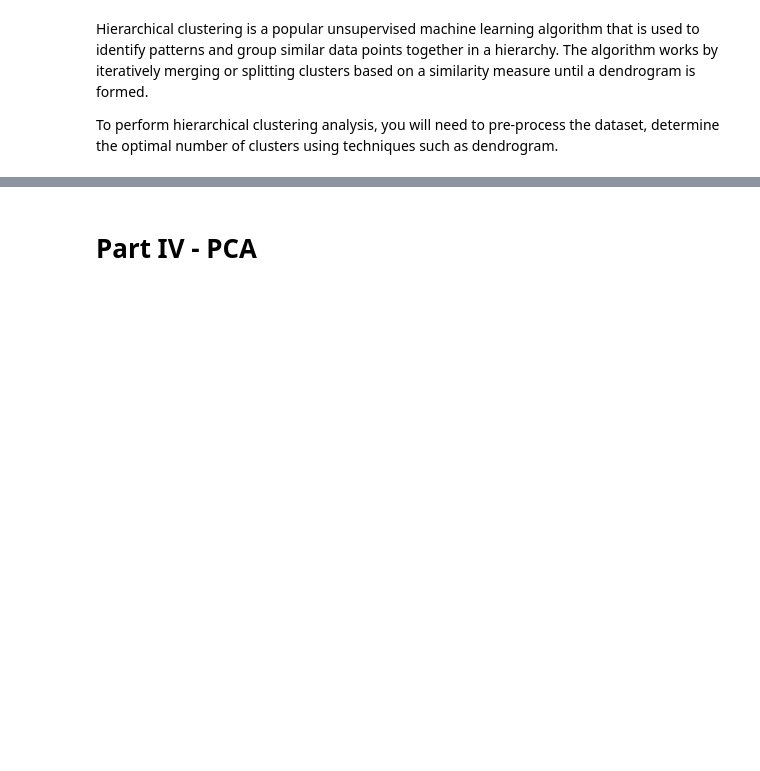
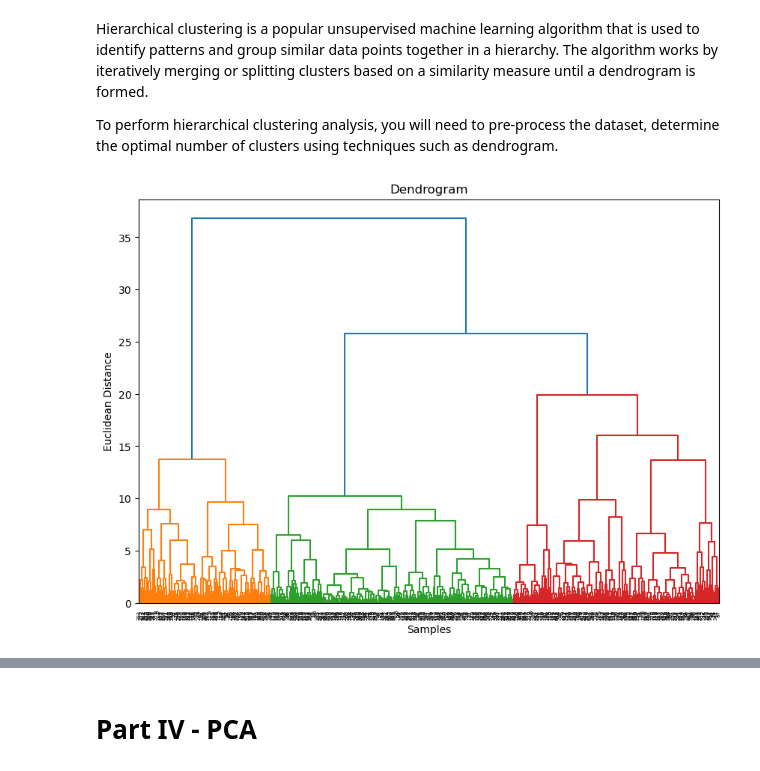
Before and after one commit to rdebullain/ML-Unsupervised, a Jupyter notebook: unsupervised_learning_project.ipynb, the cells around one changed output, grey strips where cells are left out. Drawn from its saved outputs; the diff is of its cells as text; code cells hidden in the pictures; blank space fills up the shorter version.

```diff
--- a/unsupervised_learning_project.ipynb
+++ b/unsupervised_learning_project.ipynb
@@ -144,0 +317,13 @@ To perform hierarchical clustering analysis, you will need to pre-process the da
+# %%
+# perform hierarchical clustering
+Z = linkage(df_scaled, method='ward')
+# %%
+# plot the dendrogram
+plt.figure(figsize=(10, 7))
+dendrogram(Z, labels=df.index, leaf_rotation=90)
+plt.title('Dendrogram')
+plt.xlabel('Samples')
+plt.ylabel('Euclidean Distance')
+plt.show()
+# %% [output]
+[figure, added]
```
Also changed, not shown: parts of 25 cells of this notebook.
